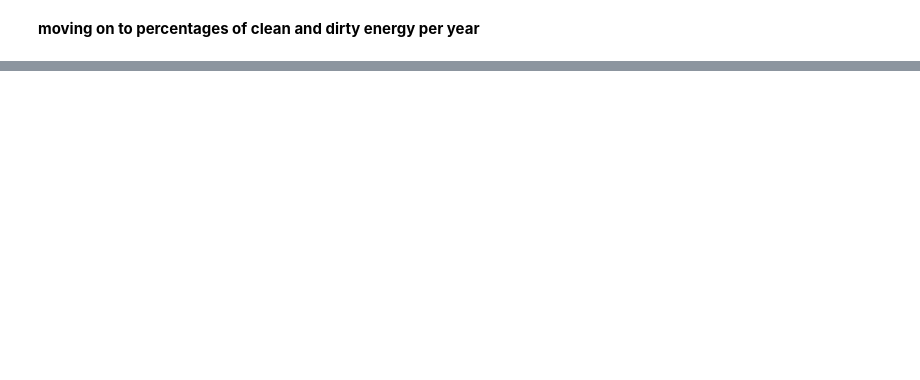
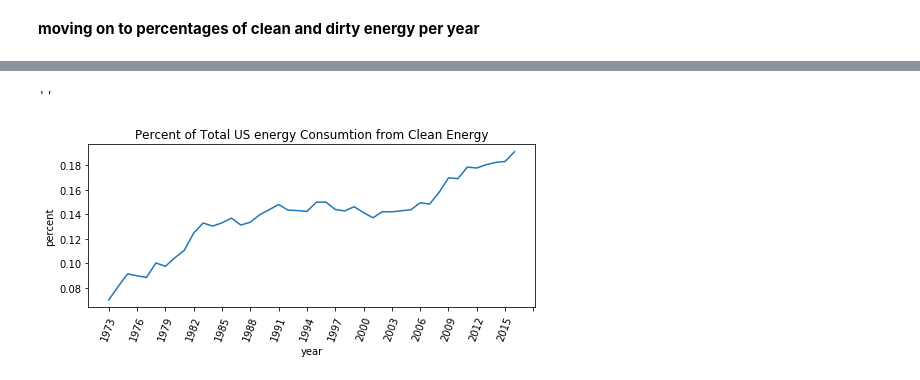
Before and after one commit to Iguanacolossus/energy-statistics, a Jupyter notebook: exploration.ipynb, the cells around one changed output, grey strips where cells are left out. Drawn from its saved outputs; the diff is of its cells as text; code cells hidden in the pictures; blank space fills up the shorter version.

Commit message:
cleaning up notebook

```diff
--- a/exploration.ipynb
+++ b/exploration.ipynb
@@ -919,15 +1132,20 @@ totals_df
 # %%
 #Lets see how it looks
 import matplotlib.pyplot as plt
 
 fig, axs = plt.subplots()
 fig.set_size_inches(8,3)
 x = totals_df.index
 y = totals_df['Percent Clean']
 axs.plot(x,y)
-plt.title('Percent of our US energy consumtion from clean energy')
+plt.title('Percent of Total US energy Consumtion from Clean Energy')
 axs.xaxis.set_major_locator(plt.MaxNLocator(16))
 plt.xticks(rotation=70)
 #plt.tight_layout();
-plt.savefig('percent-clean.png')
+axs.set_xlabel('year')
+axs.set_ylabel('percent')
+plt.savefig('images/percent-clean5.png')
 ;
+# %% [output]
+''
+[figure, added]
```
Also changed, not shown: parts of 49 cells of this notebook, 10 other files.
